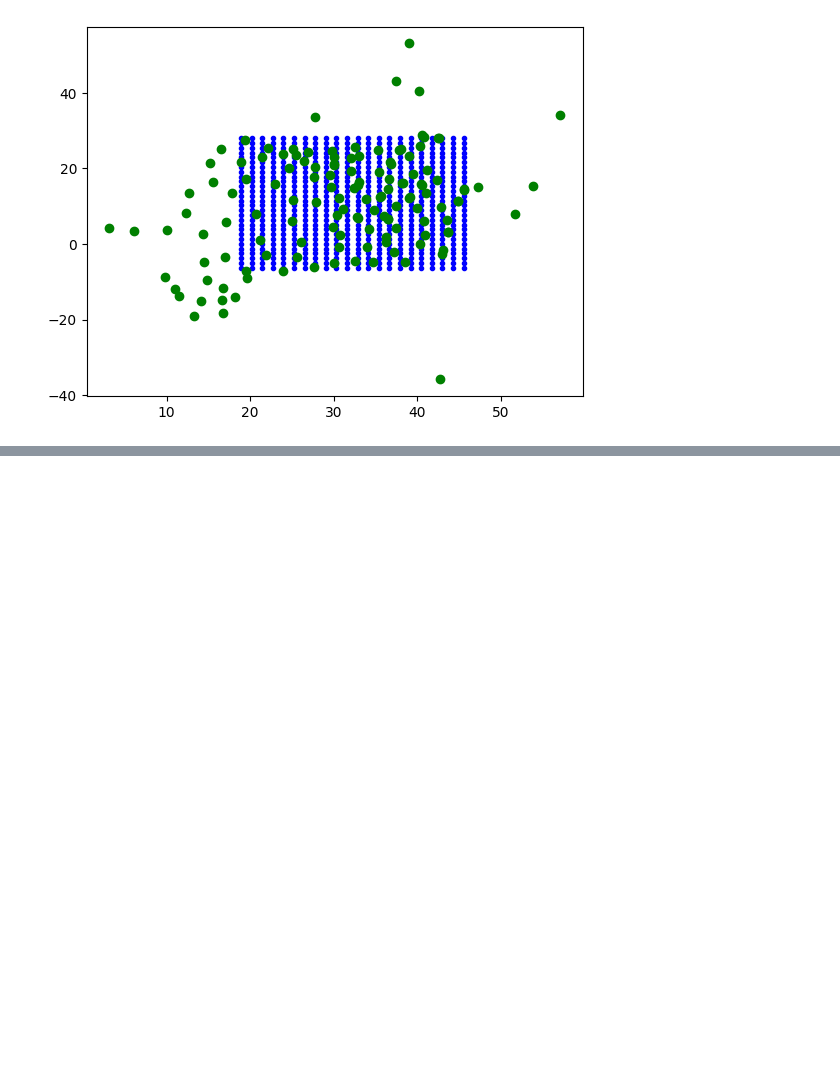
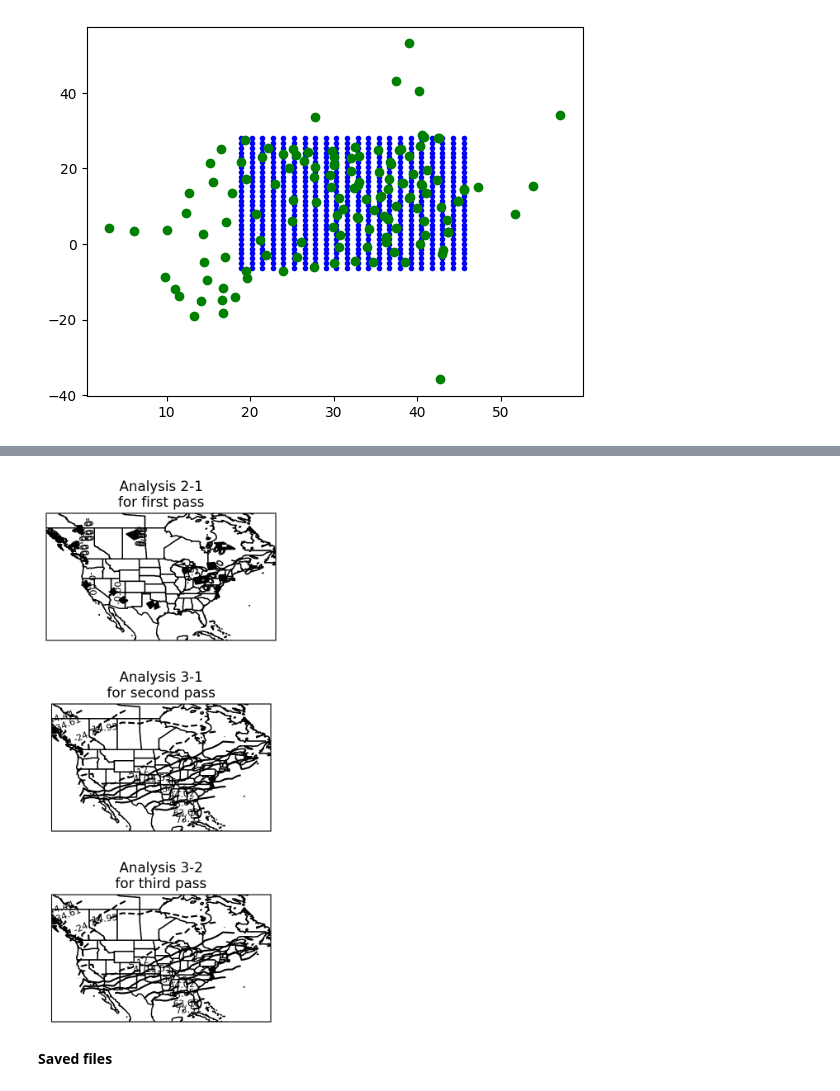
Before and after one commit to SWainty24/ATSC528, a Jupyter notebook: 01-Function_Fitting/function_fitting_SW.ipynb, the cells around one changed output, grey strips where cells are left out. Drawn from its saved outputs; the diff is of its cells as text; code cells hidden in the pictures; blank space fills up the shorter version.

```diff
--- a/01-Function_Fitting/function_fitting_SW.ipynb
+++ b/01-Function_Fitting/function_fitting_SW.ipynb
@@ -208,0 +355,4 @@ num_obs_20cm_reshaped = num_obs_20cm.reshape(X.shape)
+# %%
+diff_2_1 = Analysis2 - Analysis1
+diff_3_1 = Analysis3 - Analysis1
+diff_3_2 = Analysis3 - Analysis2
@@ -333,0 +443,33 @@ Answer: We wont be able to run his program for one grid point only. 2 Degree pol
+# %%
+# Set up the figure and subplots with the specified projection
+fig = plt.figure(figsize=(12, 8), dpi=200)
+
+ax1 = fig.add_subplot(3, 1, 1, projection=ccrs.PlateCarree())
+ax2 = fig.add_subplot(3, 1, 2, projection=ccrs.PlateCarree())
+ax3 = fig.add_subplot(3, 1, 3, projection=ccrs.PlateCarree())
+plt.subplots_adjust(hspace=0.5)
+
+# Define function to plot each analysis with dynamic levels
+def plot_analysis(ax, data, title):
+    # Determine contour levels dynamically based on data range
+    vmin, vmax = np.nanmin(data), np.nanmax(data)
+    levels = np.linspace(vmin, vmax, num=15)  # 15 levels for simplicity
+    ax.add_feature(cfeature.COASTLINE)
+    ax.add_feature(cfeature.STATES)
+    ax.set_title(title)
+
+    # Plot contours with a color map for visibility
+    cs = ax.contour(longitude_grid, latitude_grid, data, colors='k', levels=levels, transform=ccrs.PlateCarree())
+    plt.clabel(cs, fmt="%.2f", fontsize=8)
+    return cs
+
+# Plot each analysis with dynamic titles and contours
+cs1 = plot_analysis(ax1, diff_2_1, 'Analysis 2-1\nfor first pass')
+cs2 = plot_analysis(ax2, diff_3_1, 'Analysis 3-1\nfor second pass')
+cs3 = plot_analysis(ax3, diff_3_2, 'Analysis 3-2\nfor third pass')
+
+plt.show()
+# %% [output]
+[figure, added]
+# %% [markdown]
+**Saved files**
```
Also changed, not shown: parts of 37 cells of this notebook.
